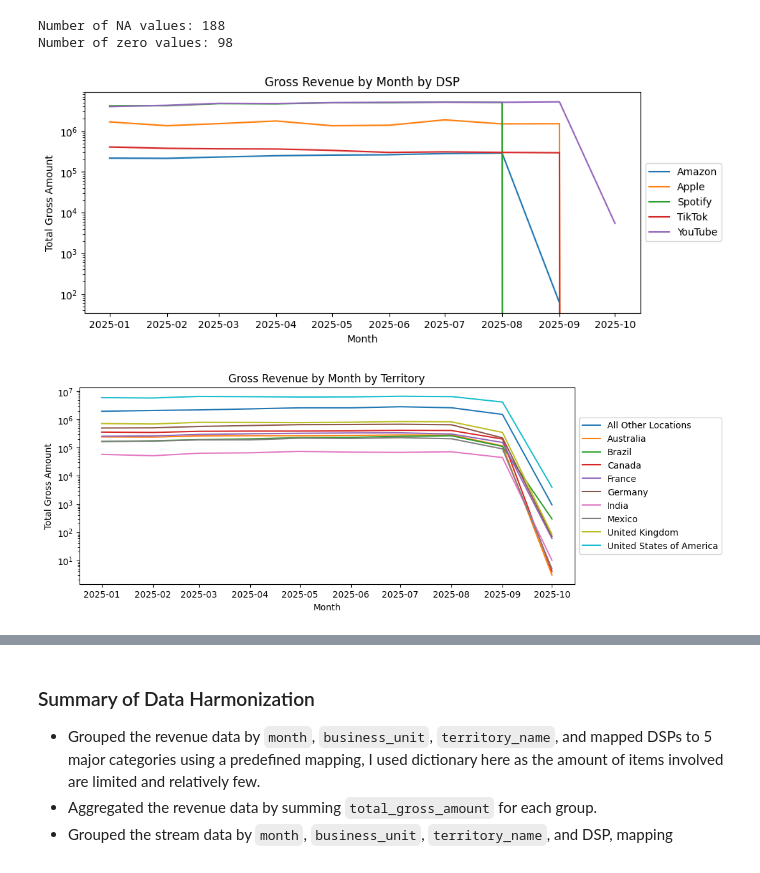
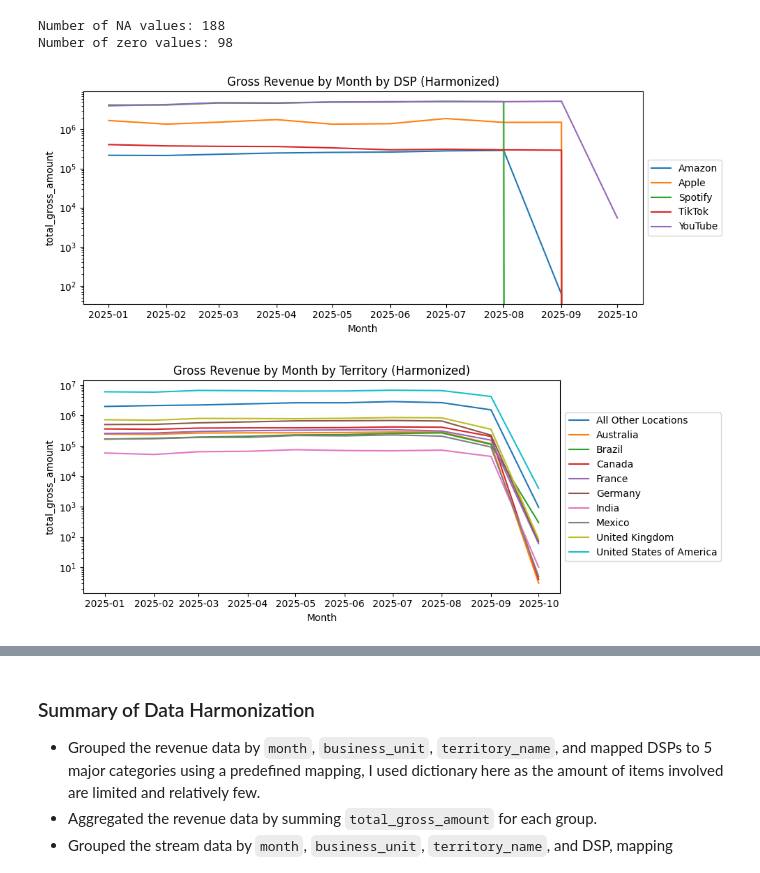
Before and after one commit to NathanPalaiologos/CMG-case-study, a Jupyter notebook: notebook/01_case_study_eda.ipynb, the cells around one changed output, grey strips where cells are left out. Cells and saved outputs as stored; diff of their text form; code cells hidden in the pictures.

```diff
--- a/notebook/01_case_study_eda.ipynb
+++ b/notebook/01_case_study_eda.ipynb
@@ -189,17 +201,12 @@ country: <StringArray>
              'French Southern Territories']
 Length: 250, dtype: str
 # %%
-# Visualize total streams by month by dsp as a separate line
-plt.figure(figsize=(10, 4))
-for dsp in df_stream['dsp'].unique():
-    df_dsp = df_stream[df_stream['dsp'] == dsp]
-    df_dsp = df_dsp.groupby('month')['total_streams'].sum().reset_index()
-    plt.plot(df_dsp['month'], df_dsp['total_streams'], label=dsp)
-plt.title('Total Streams by Month by DSP')
-plt.xlabel('Month')
-plt.ylabel('Total Streams')
-plt.yscale('log')
-# legend outside the plot
-plt.legend(loc='center left', bbox_to_anchor=(1, 0.5))
-plt.show()
+# Streams by month and DSP
+plot_monthly_lines(
+    data=df_stream,
+    group_col='dsp',
+    value_col='total_streams',
+    title='Total Streams by Month by DSP',
+    yscale='log',
+)
 # %% [output]
@@ -375,35 +377,25 @@ Number of zero values: 98
 # %%
 df_merged.to_csv("../data/merged_data.csv", index=False)
 # %%
-# Visualize total gross amount by month by dsp as a separate line
-plt.figure(figsize=(10, 4))
-for dsp in df_merged['dsp'].unique():
-    df_dsp = df_merged[df_merged['dsp'] == dsp]
-    df_dsp = df_dsp.groupby('month')['total_gross_amount'].sum().reset_index()
-    plt.plot(df_dsp['month'], df_dsp['total_gross_amount'], label=dsp)
-plt.title('Gross Revenue by Month by DSP')
-plt.xlabel('Month')
-plt.ylabel('Total Gross Amount')
-plt.yscale('log')
-# legend outside the plot
-plt.legend(loc='center left', bbox_to_anchor=(1, 0.5))
-plt.show()
+# Harmonized revenue by month and DSP
+plot_monthly_lines(
+    data=df_merged,
+    group_col='dsp',
+    value_col='total_gross_amount',
+    title='Gross Revenue by Month by DSP (Harmonized)',
+    yscale='log',
+)
 # %% [output]
-[figure, old version]
+[figure, new version]
 # %%
-# Visualize total gross amount by month by territory as a separate line
-plt.figure(figsize=(10, 4))
-for territory in df_merged['territory_name'].unique():
-    df_territory = df_merged[df_merged['territory_name'] == territory]
-    df_territory = df_territory.groupby('month')['total_gross_amount'].sum().reset_index()
-    plt.plot(df_territory['month'], df_territory['total_gross_amount'], label=territory)
-plt.title('Gross Revenue by Month by Territory')
-plt.xlabel('Month')
-plt.ylabel('Total Gross Amount')
-plt.yscale('log')
-# legend outside the plot
-plt.legend(loc='center left', bbox_to_anchor=(1, 0.5))
-plt.show()
+# Harmonized revenue by month and territory
+plot_monthly_lines(
+    data=df_merged,
+    group_col='territory_name',
+    value_col='total_gross_amount',
+    title='Gross Revenue by Month by Territory (Harmonized)',
+    yscale='log',
+)
 # %% [output]
-[figure, old version]
+[figure, new version]
 # %%
```
Also changed, not shown: parts of 12 cells of this notebook, 10 other files.
